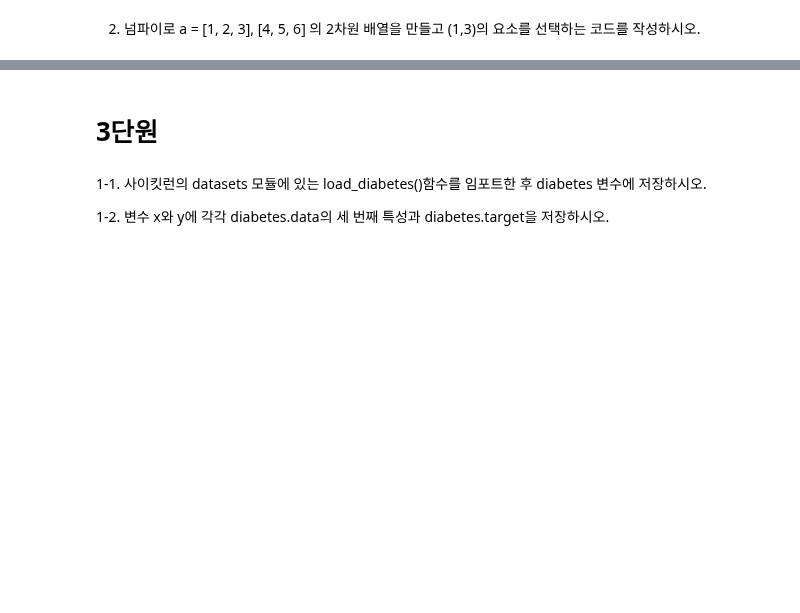
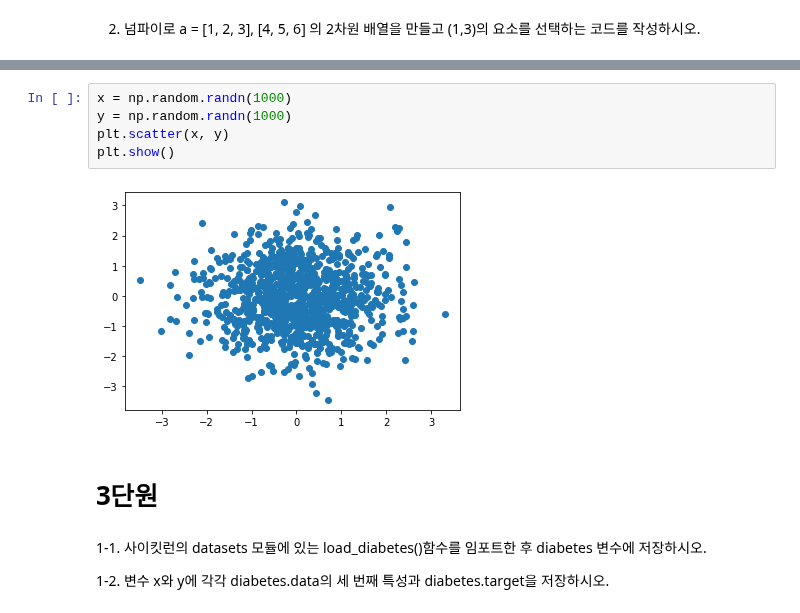
Before and after one commit to alangkim/fchollet, a Jupyter notebook: Do_it_딥러닝_입문_코딩_문제.ipynb, the cells around one changed output, grey strips where cells are left out. Drawn from its saved outputs; the diff is of its cells as text; blank space fills up the shorter version.

```diff
--- a/Do_it_딥러닝_입문_코딩_문제.ipynb
+++ b/Do_it_딥러닝_입문_코딩_문제.ipynb
@@ -13,3 +35,10 @@
+# %%
+x = np.random.randn(1000)
+y = np.random.randn(1000)
+plt.scatter(x, y)
+plt.show()
+# %% [output]
+[figure, added]
 # %% [markdown]
 # 3단원
 # %% [markdown]
```
Also changed, not shown: parts of 7 cells of this notebook.
